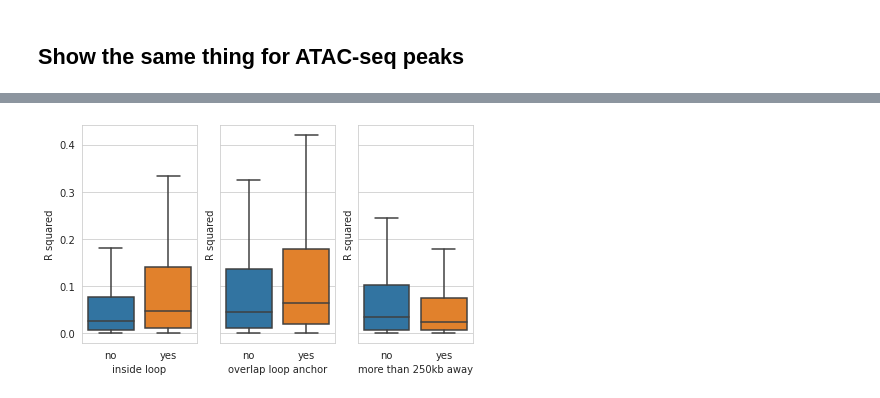
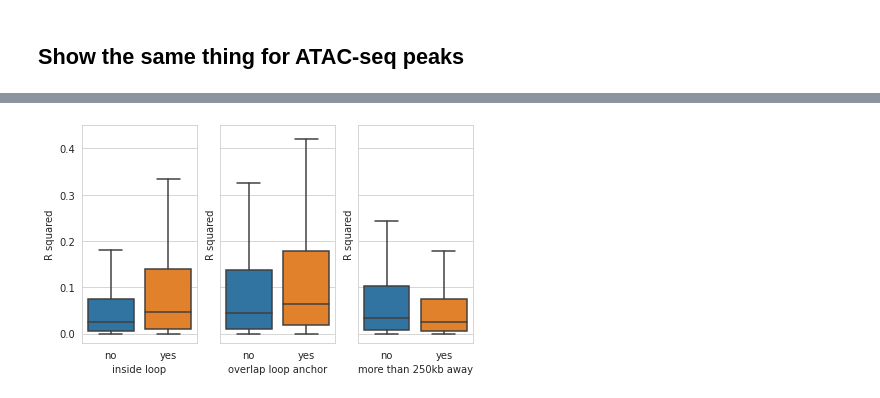
Before and after one commit to ChenfuShi/PsA_cleaned_analysis, a Jupyter notebook: integration_analysis/loop_correlation.ipynb, the cells around one changed output, grey strips where cells are left out. Cells and saved outputs as stored; diff of their text form; code cells hidden in the pictures.

```diff
--- a/integration_analysis/loop_correlation.ipynb
+++ b/integration_analysis/loop_correlation.ipynb
@@ -140,3 +141,17 @@ res = loops_analysed_subset[(loops_analysed_subset["genes_surrounding"].map(len)
 out = pd.concat(res.to_list())
 out["gene_is_contained"] = out.apply(lambda x: 1 if x["gene"] in x["genes_contained"] else 0, axis = 1)
 out["gene_is_overlapping"] = out.apply(lambda x: 1 if x["gene"] in x["genes_overlapping"] else 0, axis = 1)
+# %%
+sns.set_style("whitegrid")
+fig, axes = plt.subplots(1,2, figsize = (4,4), sharey = True, facecolor=(0, 0, 0, 0))
+sns.boxplot(data = out[out["gene_is_contained"] == 1], y = "pearson", x = "gene_is_overlapping", ax=axes[1], showfliers=False, whis=1)
+axes[1].set_xlabel("gene overlap loop anchor")
+axes[1].set_xticklabels(["no","yes"])
+axes[1].set_ylabel("Pearson's")
+axes[1].set_ylim((-0.8,0.8))
+sns.boxplot(data = out, y = "pearson", x = "gene_is_contained", ax=axes[0], showfliers=False, whis=1)
+axes[0].set_xlabel("gene inside loop")
+axes[0].set_xticklabels(["no","yes"])
+axes[0].set_ylabel("Pearson's")
+fig.savefig(f"{base_dir}/integration_analysis/figures/RNA_correlations_loops_pearson.png", dpi = 600)
+fig.savefig(f"{base_dir}/integration_analysis/figures/RNA_correlations_loops_pearson.svg", dpi = 600)
@@ -163,12 +182,14 @@ def associated_loops(df):
         this_peak = this_peak.merge(df[["proper_name","interaction_strength"]], on = "proper_name")
         s = smf.ols("interaction_strength~peak_height", data = this_peak) # interaction_strength~peak_height+cell_type+condition
         r = s.fit()
+        p = stats.pearsonr(this_peak["peak_height"], this_peak["interaction_strength"])[0]
         return pd.Series({"p_value":r.pvalues.T["peak_height"],
                             "beta":r.params.T["peak_height"],
                             "R_squared":r.rsquared,
                             "R_squared_ajd":r.rsquared_adj,
                             "interaction_mean": df["interaction_strength"].mean(),
-                            "peak_mean":this_peak["peak_height"].mean(),})
+                            "peak_mean":this_peak["peak_height"].mean(),
+                            "pearson": p})
     def overlaps_loop(row):
         if row["END"] > df["A_start"].iloc[0] and row["START"] < df["A_end"].iloc[0]:
             return 1
@@ -194,18 +234,21 @@ corr_filtered["far_away"] = corr_filtered.apply(lambda x: 1 if x["END"] < (x["A_
 # %%
 fig, axes = plt.subplots(1,3, figsize = (7,4), sharey = True, facecolor=(0, 0, 0, 0))
 sns.boxplot(data = corr_filtered, y = "R_squared", x = "inside_loop", ax=axes[0], showfliers=False)
 axes[0].set_xlabel("inside loop")
 axes[0].set_xticklabels(["no","yes"])
 axes[0].set_ylabel("R squared")
+axes[0].set_ylim((-0.02,0.45))
 sns.boxplot(data = corr_filtered[corr_filtered["inside_loop"] == 1], y = "R_squared", x = "overlap_loop", ax=axes[1], showfliers=False)
 axes[1].set_xlabel("overlap loop anchor")
 axes[1].set_xticklabels(["no","yes"])
 axes[1].set_ylabel("R squared")
+axes[1].set_ylim((-0.02,0.45))
 sns.boxplot(data = corr_filtered, y = "R_squared", x = "far_away", ax=axes[2], showfliers=False)
 axes[2].set_xlabel("more than 250kb away")
 axes[2].set_xticklabels(["no","yes"])
 axes[2].set_ylabel("R squared")
+axes[2].set_ylim((-0.02,0.45))
 fig.savefig(f"{base_dir}/integration_analysis/figures/ATAC_correlations_loops.png", dpi = 600)
 fig.savefig(f"{base_dir}/integration_analysis/figures/ATAC_correlations_loops.svg", dpi = 600)
 # %% [output]
-[figure, old version]
+[figure, new version]
```
Also changed, not shown: parts of 5 cells of this notebook, 8 other files.
